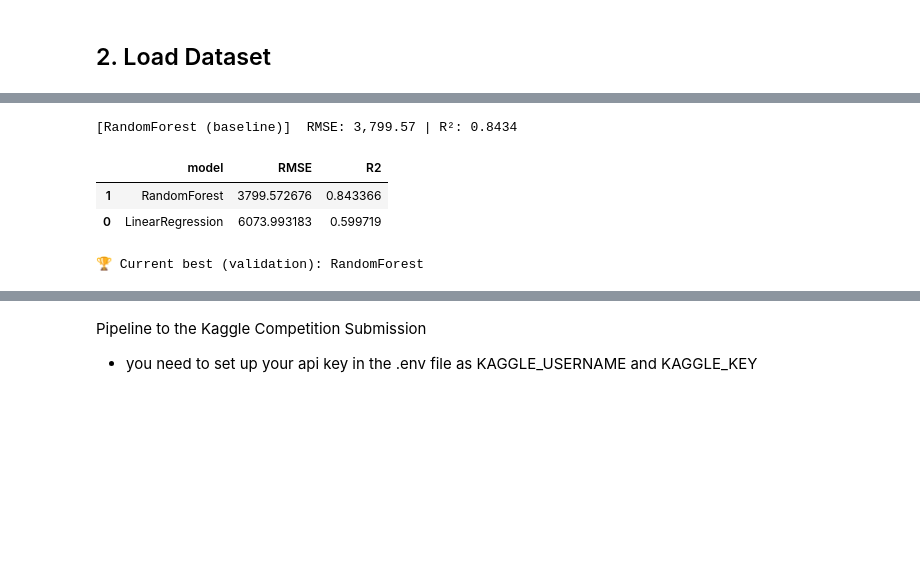
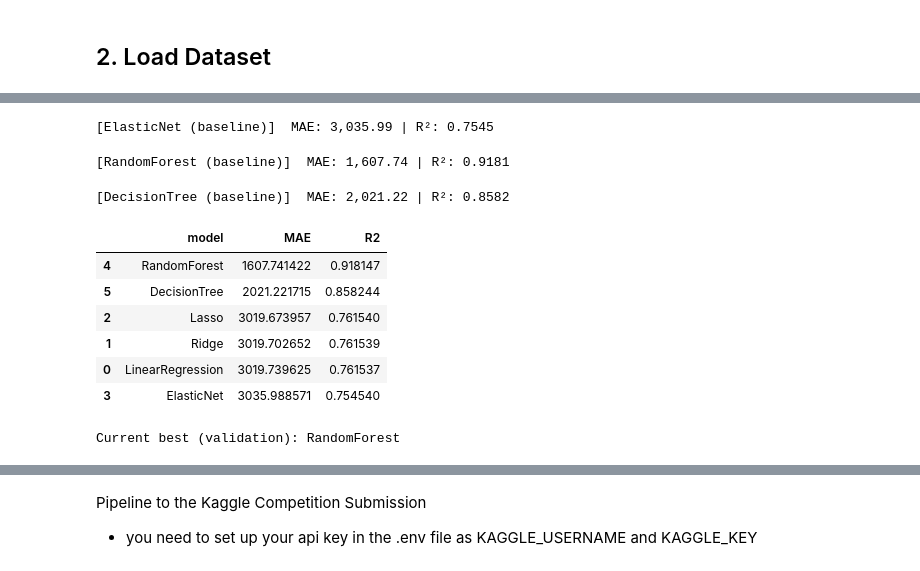
Before and after one commit to Mehmet1700/MachineLearningProject-NOVAIMS2025, a Jupyter notebook: submission1_notebooks/30_modeling_and_evaluation.ipynb, the cells around one changed output, grey strips where cells are left out. Drawn from its saved outputs; the diff is of its cells as text; code cells hidden in the pictures; blank space fills up the shorter version.

Commit message:
Current State of the Project. Pipeline is working and added Hyperparameter Tuning for RandomForrest Regressor

```diff
--- a/submission1_notebooks/30_modeling_and_evaluation.ipynb
+++ b/submission1_notebooks/30_modeling_and_evaluation.ipynb
@@ -130,6 +129,20 @@ metrics_lin = report_model("LinearRegression (baseline)", y_val, y_val_pred_lin)
+# %%
+# ======================================================
+# Baseline Model - ElasticNet
+# ======================================================
+
+from sklearn.linear_model import ElasticNet
+
+
+elasticnet = ElasticNet(alpha=0.1, l1_ratio=0.5)
+elasticnet.fit(x_train, y_train)
+y_val_pred_elasticnet = elasticnet.predict(x_val)
+metrics_elasticnet = report_model("ElasticNet (baseline)", y_val, y_val_pred_elasticnet)
+# %% [output]
+[ElasticNet (baseline)]  MAE: 3,035.99 | R²: 0.7545
 # %%
 # ======================================================
-# Baseline Model 2 — RandomForest
+# Baseline Model — RandomForest
 # ======================================================
 from sklearn.ensemble import RandomForestRegressor
 
@@ -139,29 +152,65 @@ rf = RandomForestRegressor(
     random_state=42,
     n_jobs=-1
 )
-rf.fit(X_train, y_train)
+rf.fit(x_train, y_train)
 
-y_val_pred_rf = rf.predict(X_val)
+y_val_pred_rf = rf.predict(x_val)
 metrics_rf = report_model("RandomForest (baseline)", y_val, y_val_pred_rf)
 # %% [output]
-[RandomForest (baseline)]  RMSE: 3,799.57 | R²: 0.8434
+[RandomForest (baseline)]  MAE: 1,607.74 | R²: 0.9181
+# %%
+# ======================================================
+# Baseline Model - DecisionTree
+# ======================================================
+from sklearn.tree import DecisionTreeRegressor
+
+dt = DecisionTreeRegressor(
+    max_depth=None,
+    random_state=42,
+)
+dt.fit(x_train, y_train)
+y_val_pred_dt = dt.predict(x_val)
+metrics_dt = report_model("DecisionTree (baseline)", y_val, y_val_pred_dt)
+# %% [output]
+[DecisionTree (baseline)]  MAE: 2,021.22 | R²: 0.8582
+# %%
+# ======================================================
+# Baseline Model - DecisionTree
+# ======================================================
+from sklearn.tree import DecisionTreeRegressor
+
+dt = DecisionTreeRegressor(
+    max_depth=None,
+    random_state=42,
+)
+dt.fit(x_train, y_train)
+y_val_pred_dt = dt.predict(x_val)
+metrics_dt = report_model("DecisionTree (baseline)", y_val, y_val_pred_dt)
 # %%
 # ======================================================
 # Compare baselines & pick current best
 # ======================================================
 import pandas as pd
 
 cmp = pd.DataFrame([
     {"model": "LinearRegression", **metrics_lin},
-    {"model": "RandomForest",     **metrics_rf},
-]).sort_values(by="RMSE")
+    {"model": "Ridge", **metrics_ridge},
+    {"model": "Lasso", **metrics_lasso},
+    {"model": "ElasticNet", **metrics_elasticnet},
+    {"model": "RandomForest", **metrics_rf},
+    {"model": "DecisionTree", **metrics_dt},
+]).sort_values(by="MAE")
 
 display(cmp)
 
 best_name = cmp.iloc[0]["model"]
-print(f"🏆 Current best (validation): {best_name}")
+print(f"Current best (validation): {best_name}")
 # %% [output]
-|  | model | RMSE | R2 |
-| 1 | RandomForest | 3799.572676 | 0.843366 |
-| 0 | LinearRegression | 6073.993183 | 0.599719 |
+|  | model | MAE | R2 |
+| 4 | RandomForest | 1607.741422 | 0.918147 |
+| 5 | DecisionTree | 2021.221715 | 0.858244 |
+| 2 | Lasso | 3019.673957 | 0.761540 |
+| 1 | Ridge | 3019.702652 | 0.761539 |
+| 0 | LinearRegression | 3019.739625 | 0.761537 |
+| 3 | ElasticNet | 3035.988571 | 0.754540 |
-🏆 Current best (validation): RandomForest
+Current best (validation): RandomForest
```
Also changed, not shown: parts of 12 cells of this notebook, 23 other files.
